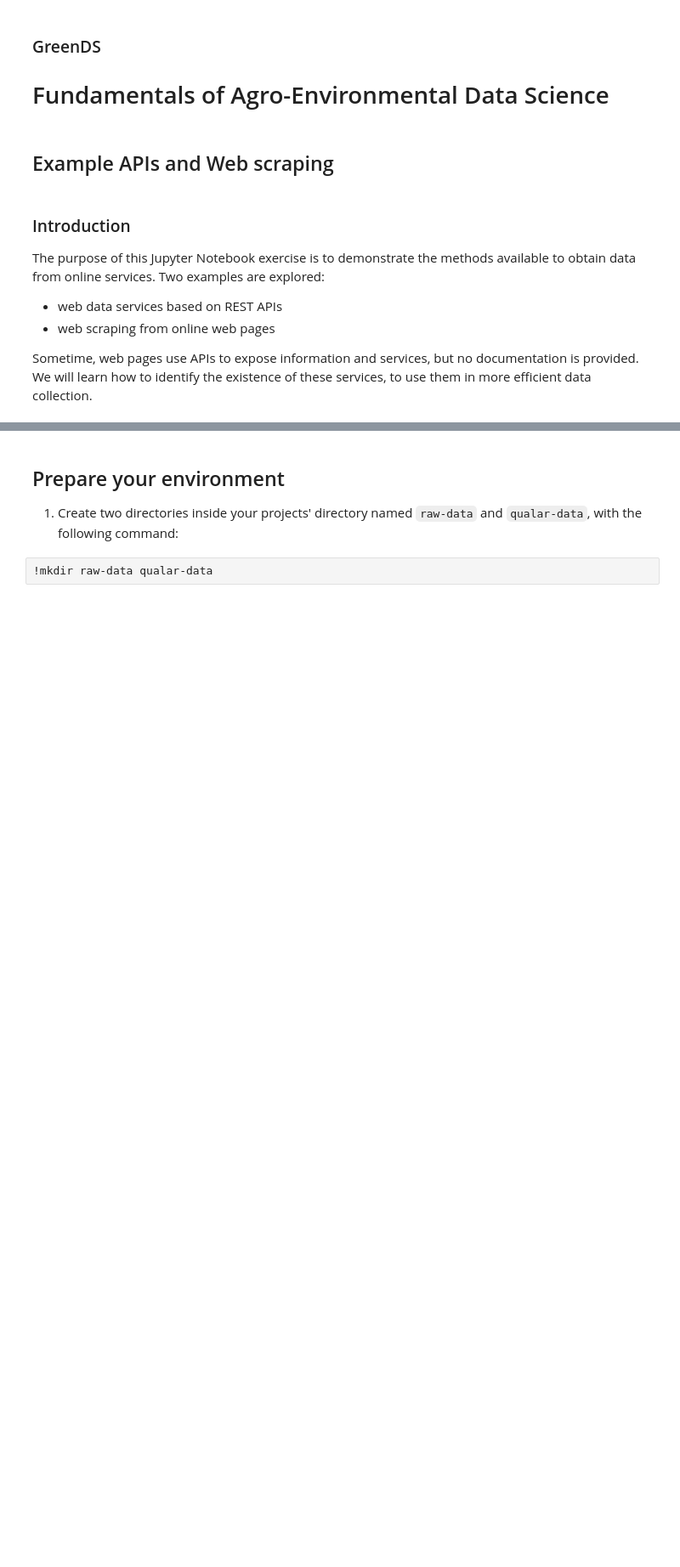
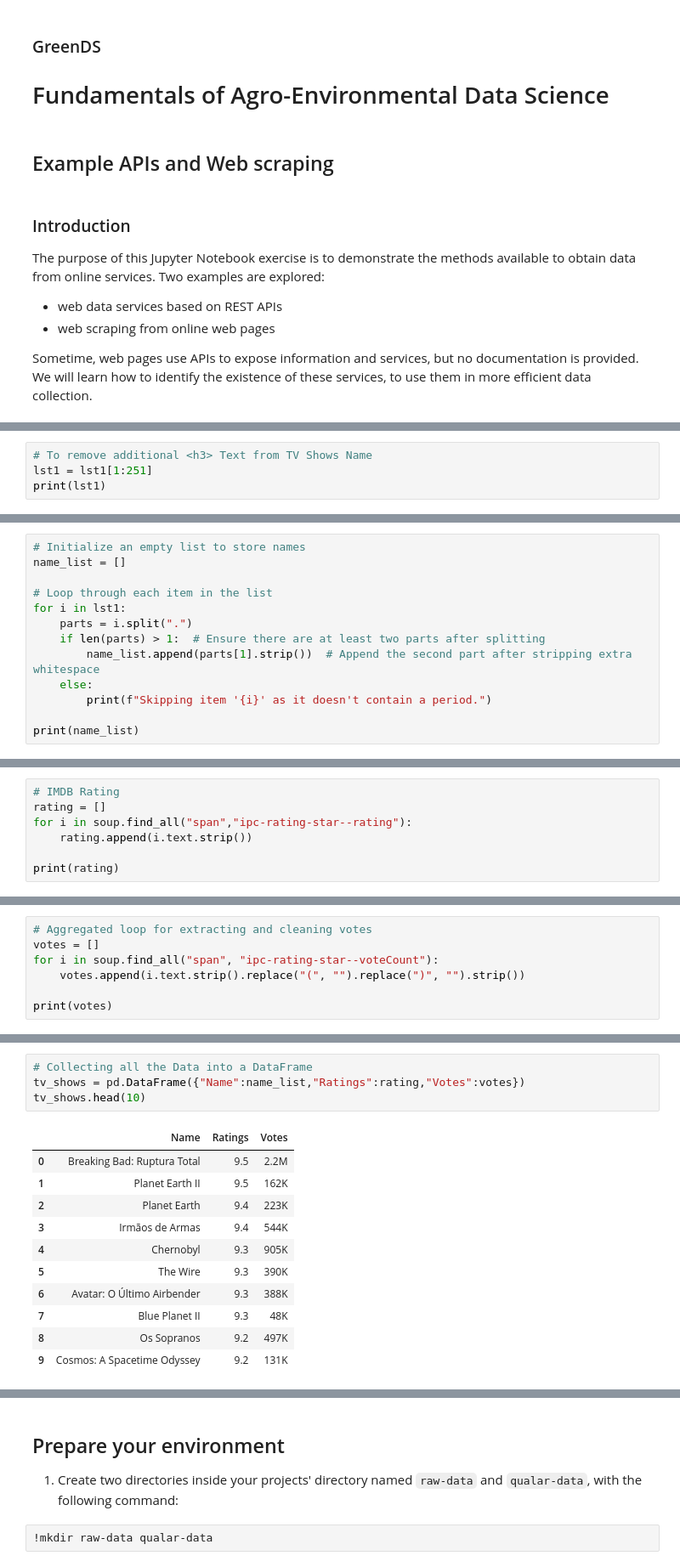
Before and after one commit to isa-ulisboa/greends-fads-jupyter, a Jupyter notebook: example02-apis/example-api.ipynb, the cells around one changed output, grey strips where cells are left out. Shown at 85% size. Cells and saved outputs as stored; diff of their text form; blank space fills up the shorter version.

```diff
--- a/example02-apis/example-api.ipynb
+++ b/example02-apis/example-api.ipynb
@@ -14,0 +114,4 @@ Sometime, web pages use APIs to expose information and services, but no document
+# %%
+# To remove additional <h3> Text from TV Shows Name
+lst1 = lst1[1:251]
+print(lst1)
@@ -14,0 +120,13 @@ Sometime, web pages use APIs to expose information and services, but no document
+# %%
+# Initialize an empty list to store names
+name_list = []
+
+# Loop through each item in the list
+for i in lst1:
+    parts = i.split(".")
+    if len(parts) > 1:  # Ensure there are at least two parts after splitting
+        name_list.append(parts[1].strip())  # Append the second part after stripping extra whitespace
+    else:
+        print(f"Skipping item '{i}' as it doesn't contain a period.")
+
+print(name_list)
@@ -14,0 +144,7 @@ Sometime, web pages use APIs to expose information and services, but no document
+# %%
+# IMDB Rating
+rating = []
+for i in soup.find_all("span","ipc-rating-star--rating"):
+    rating.append(i.text.strip())
+
+print(rating)
@@ -14,0 +157,7 @@ Sometime, web pages use APIs to expose information and services, but no document
+# %%
+# Aggregated loop for extracting and cleaning votes
+votes = []
+for i in soup.find_all("span", "ipc-rating-star--voteCount"):
+    votes.append(i.text.strip().replace("(", "").replace(")", "").strip())
+
+print(votes)
@@ -14,0 +173,16 @@ Sometime, web pages use APIs to expose information and services, but no document
+# %%
+# Collecting all the Data into a DataFrame
+tv_shows = pd.DataFrame({"Name":name_list,"Ratings":rating,"Votes":votes})
+tv_shows.head(10)
+# %% [output]
+|  | Name | Ratings | Votes |
+| 0 | Breaking Bad: Ruptura Total | 9.5 | 2.2M |
+| 1 | Planet Earth II | 9.5 | 162K |
+| 2 | Planet Earth | 9.4 | 223K |
+| 3 | Irmãos de Armas | 9.4 | 544K |
+| 4 | Chernobyl | 9.3 | 905K |
+| 5 | The Wire | 9.3 | 390K |
+| 6 | Avatar: O Último Airbender | 9.3 | 388K |
+| 7 | Blue Planet II | 9.3 | 48K |
+| 8 | Os Sopranos | 9.2 | 497K |
+| 9 | Cosmos: A Spacetime Odyssey | 9.2 | 131K |
```
Also changed, not shown: parts of 21 cells of this notebook.
